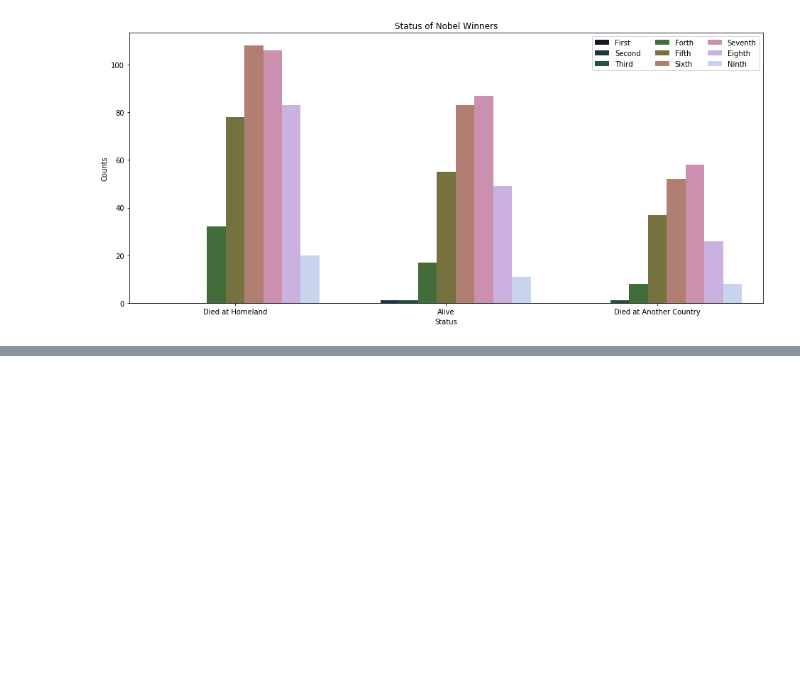
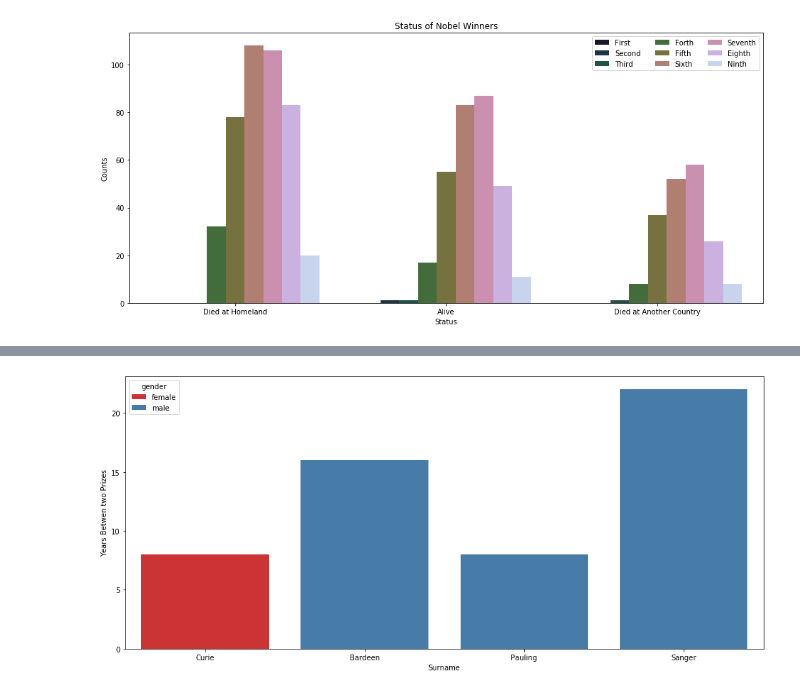
Before and after one commit to SoroushGhaderi/nobel_laureates_data_analysis, a Jupyter notebook: nobel_laureates.ipynb, the cells around one changed output, grey strips where cells are left out. Cells and saved outputs as stored; diff of their text form; code cells hidden in the pictures; blank space fills up the shorter version.

Commit message:
who won more than once plot

```diff
--- a/nobel_laureates.ipynb
+++ b/nobel_laureates.ipynb
@@ -76,5 +76,5 @@ plt.show()
 # %% [output]
 [figure]
 # %%
-nobel[nobel.duplicated(subset=['firstname','surname'], keep= False)]\
-[["firstname","surname","year", "age_get_prize"]].reset_index()
+who_won_more_than_one = nobel[nobel.duplicated(subset=['firstname','surname'], keep= False)]\
+[["firstname","surname","year", "age_get_prize", "gender","born_country_code", "died_country_code"]].reset_index()
@@ -90,0 +81,3 @@ nobel[nobel.duplicated(subset=['firstname','surname'], keep= False)]\
+# %%
+who_won_more_than_one["difference_between_two_prize"] = who_won_more_than_one.groupby("surname")["year"].diff().abs()
+who_won_more_than_one.bfill()
@@ -90,0 +94,9 @@ nobel[nobel.duplicated(subset=['firstname','surname'], keep= False)]\
+# %%
+plt.figure(figsize = (16, 7))
+sns.barplot(x= "surname", y= "difference_between_two_prize", hue= "gender",
+            dodge=False, data= who_won_more_than_one, palette="Set1")
+plt.xlabel("Surname")
+plt.ylabel("Years Betwen two Prizes")
+plt.show()
+# %% [output]
+[figure, added]
```
Also changed, not shown: parts of 2 cells of this notebook.
